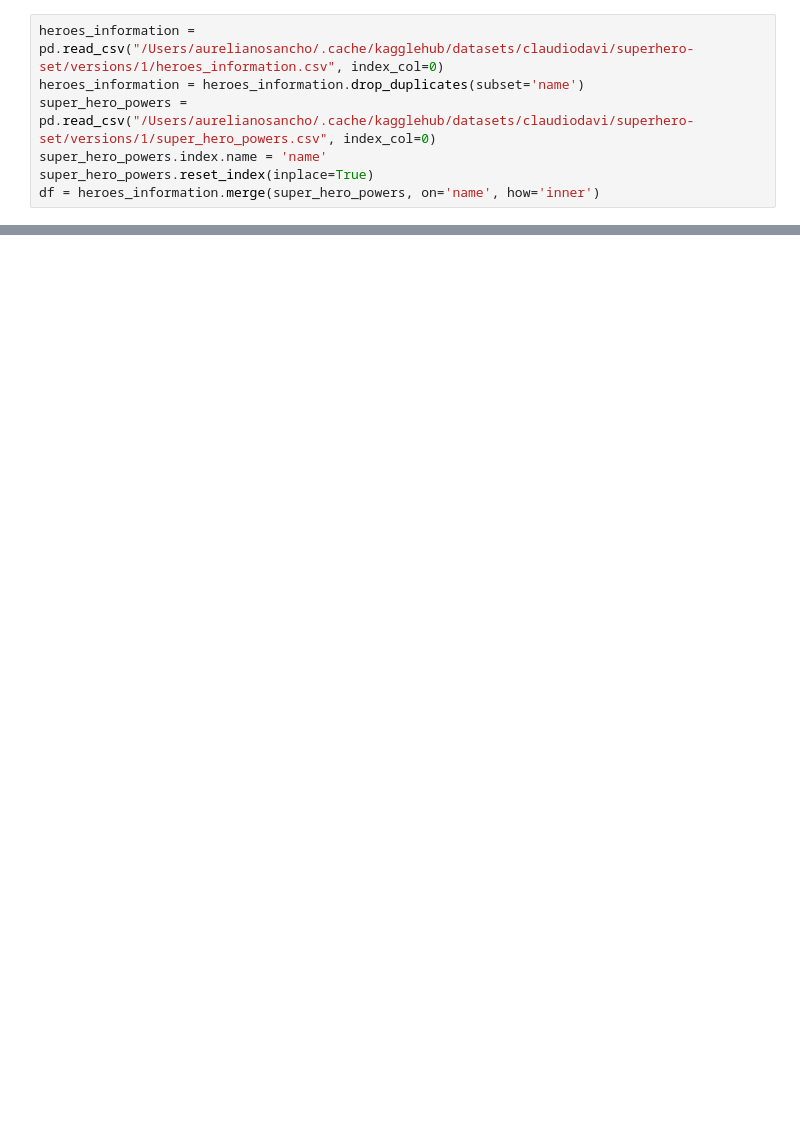
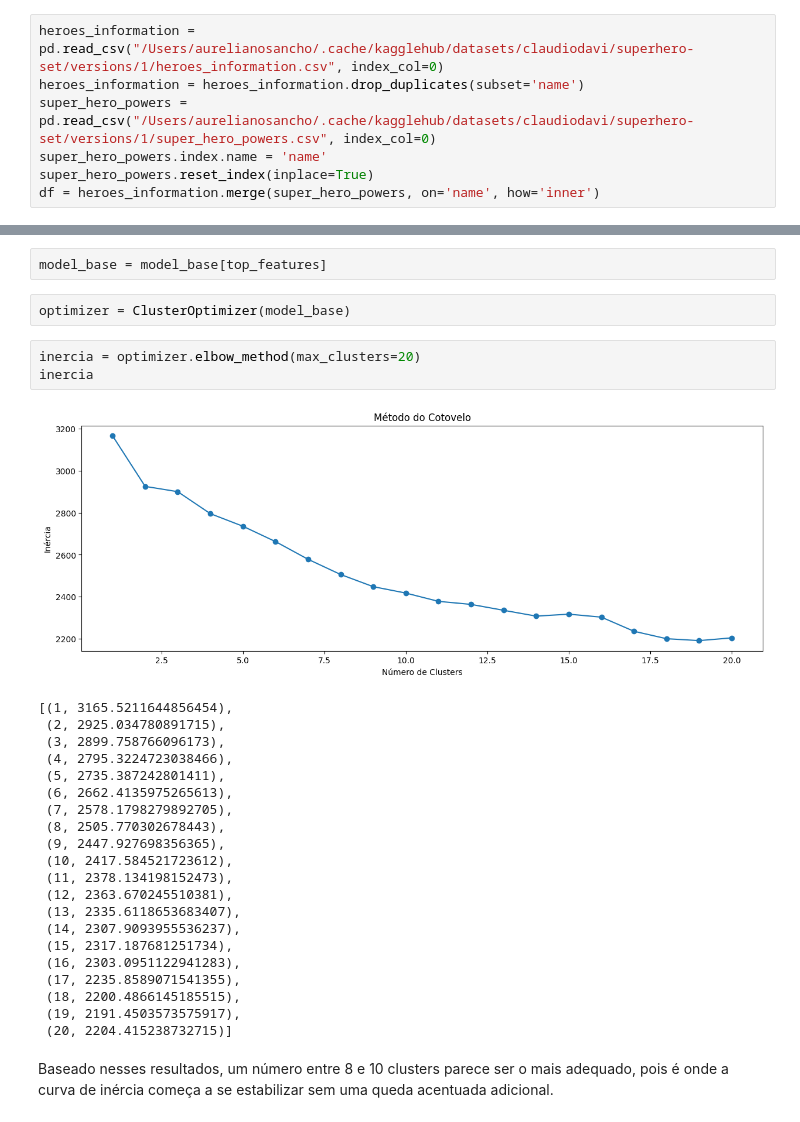
Before and after one commit to sanchobuendia/Alelo, a Jupyter notebook: Clustering.ipynb, the cells around one changed output, grey strips where cells are left out. Drawn from its saved outputs; the diff is of its cells as text; blank space fills up the shorter version.

```diff
--- a/Clustering.ipynb
+++ b/Clustering.ipynb
@@ -44,0 +93,31 @@ optimizer.bic_gmm_method(max_clusters=20)
+# %%
+model_base = model_base[top_features]
+# %%
+optimizer = ClusterOptimizer(model_base)
+# %%
+inercia = optimizer.elbow_method(max_clusters=20)
+inercia
+# %% [output]
+[figure, added]
+[(1, 3165.5211644856454),
+ (2, 2925.034780891715),
+ (3, 2899.758766096173),
+ (4, 2795.3224723038466),
+ (5, 2735.387242801411),
+ (6, 2662.4135975265613),
+ (7, 2578.1798279892705),
+ (8, 2505.770302678443),
+ (9, 2447.927698356365),
+ (10, 2417.584521723612),
+ (11, 2378.134198152473),
+ (12, 2363.670245510381),
+ (13, 2335.6118653683407),
+ (14, 2307.9093955536237),
+ (15, 2317.187681251734),
+ (16, 2303.0951122941283),
+ (17, 2235.8589071541355),
+ (18, 2200.4866145185515),
+ (19, 2191.4503573575917),
+ (20, 2204.415238732715)]
+# %% [markdown]
+Baseado nesses resultados, um número entre 8 e 10 clusters parece ser o mais adequado, pois é onde a curva de inércia começa a se estabilizar sem uma queda acentuada adicional.
```
Also changed, not shown: parts of 15 cells of this notebook, 4 other files.
